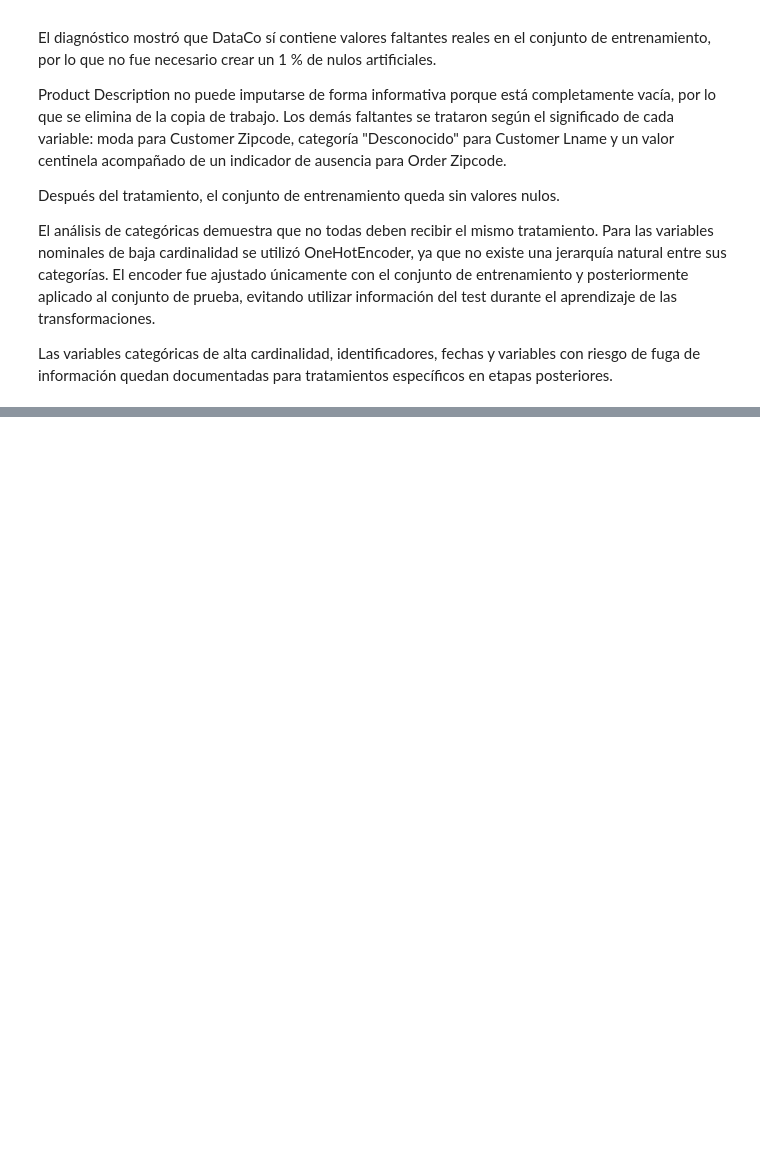
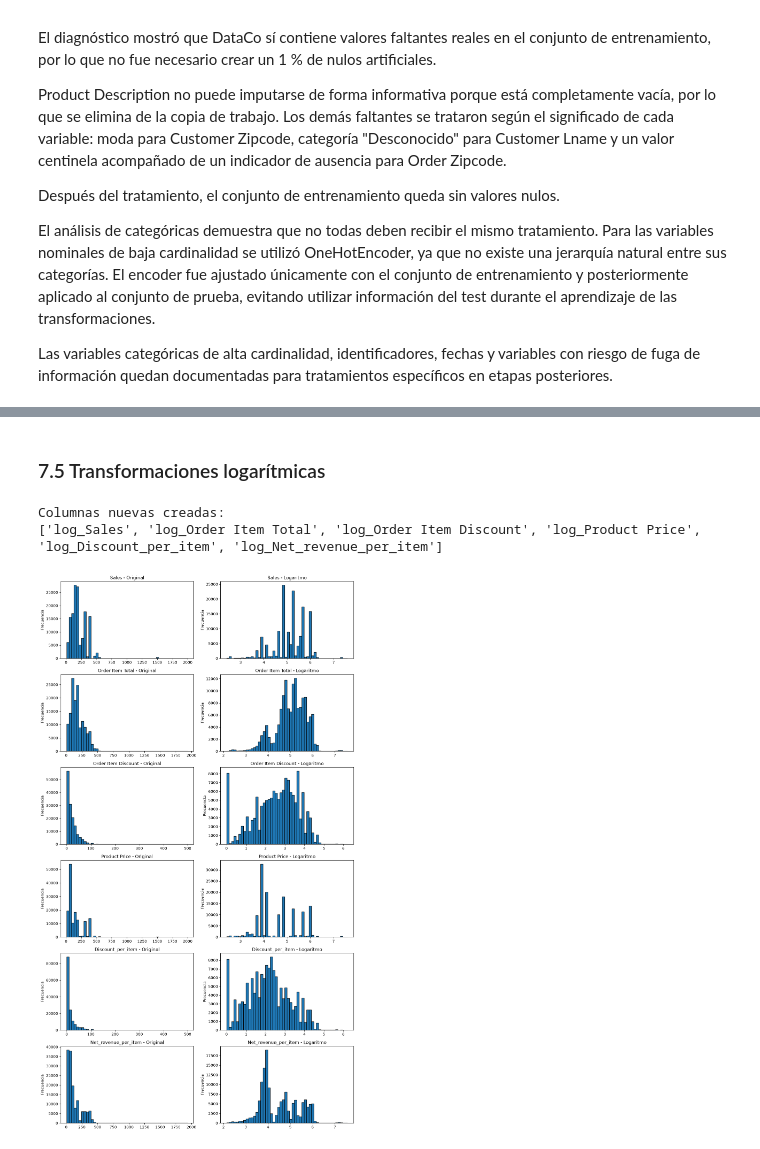
Before and after one commit to JB1302/Big-Data-G2, a Jupyter notebook: ProyectoDataCo.ipynb, the cells around one changed output, grey strips where cells are left out. Cells and saved outputs as stored; diff of their text form; code cells hidden in the pictures; blank space fills up the shorter version.

```diff
--- a/ProyectoDataCo.ipynb
+++ b/ProyectoDataCo.ipynb
@@ -1603,0 +1907,39 @@ Las variables categóricas de alta cardinalidad, identificadores, fechas y varia
+# %% [markdown]
+### 7.5 Transformaciones logarítmicas
+# %%
+variables_log = [
+    "Sales",
+    "Order Item Total",
+    "Order Item Discount",
+    "Product Price",
+    "Discount_per_item",
+    "Net_revenue_per_item"
+]
+
+# Se agregan columnas nuevas con el logaritmo; las originales se conservan
+for conjunto in [df_train_escalado, df_test_escalado]:
+    for col in variables_log:
+        conjunto[f"log_{col}"] = np.log1p(conjunto[col])
+
+print("Columnas nuevas creadas:")
+print([f"log_{col}" for col in variables_log])
+# %% [output]
+Columnas nuevas creadas:
+['log_Sales', 'log_Order Item Total', 'log_Order Item Discount', 'log_Product Price', 'log_Discount_per_item', 'log_Net_revenue_per_item']
+# %%
+# Histogramas antes y después
+fig, axes = plt.subplots(len(variables_log), 2, figsize=(12, 3.5 * len(variables_log)))
+
+for i, col in enumerate(variables_log):
+    axes[i, 0].hist(df_train_escalado[col], bins=50, edgecolor="black")
+    axes[i, 0].set_title(f"{col} - Original")
+    axes[i, 0].set_ylabel("Frecuencia")
+
+    axes[i, 1].hist(df_train_escalado[f"log_{col}"], bins=50, edgecolor="black")
+    axes[i, 1].set_title(f"{col} - Logaritmo")
+    axes[i, 1].set_ylabel("Frecuencia")
+
+plt.tight_layout()
+plt.show()
+# %% [output]
+[figure, added]
```
Also changed, not shown: parts of 21 cells of this notebook.
